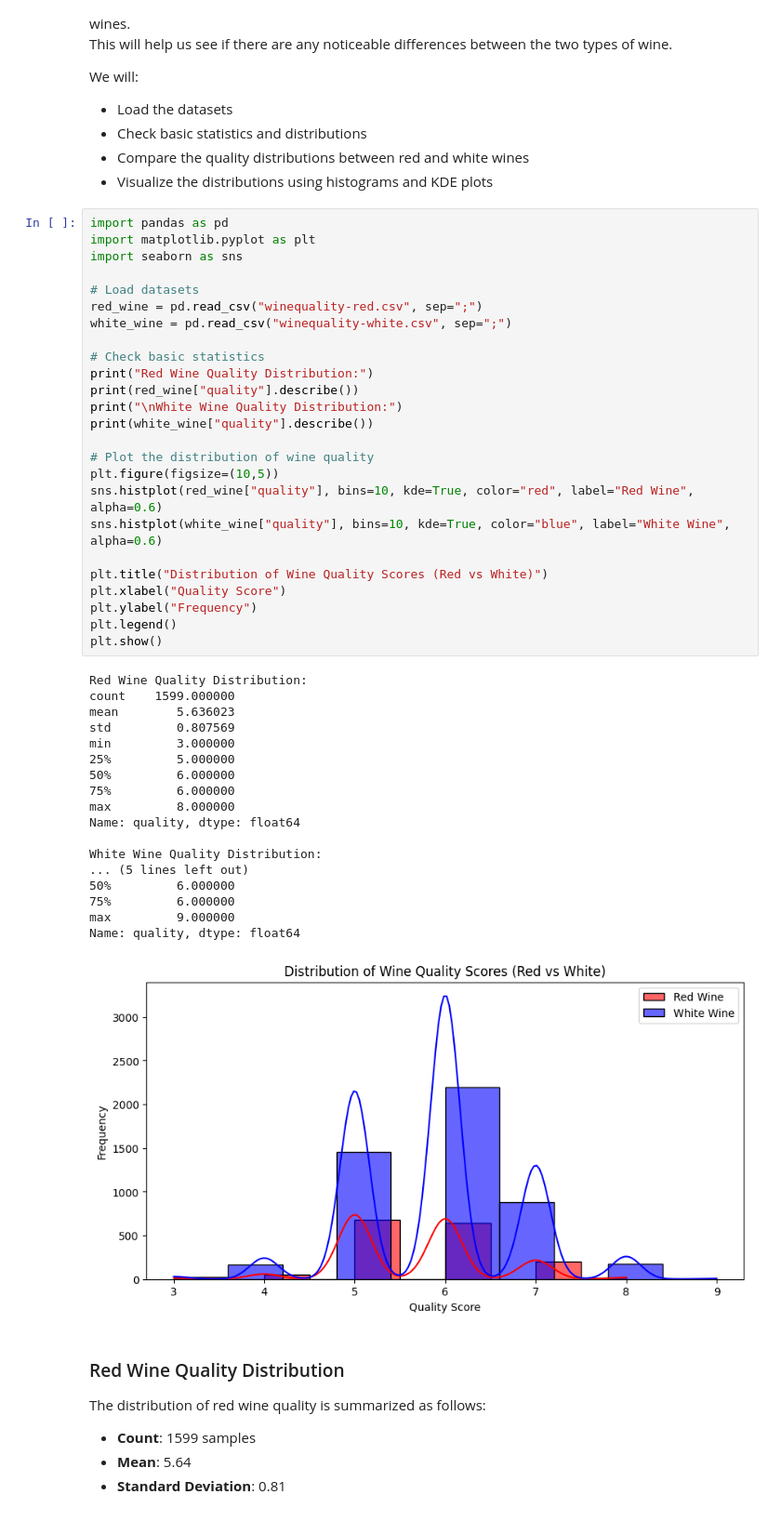
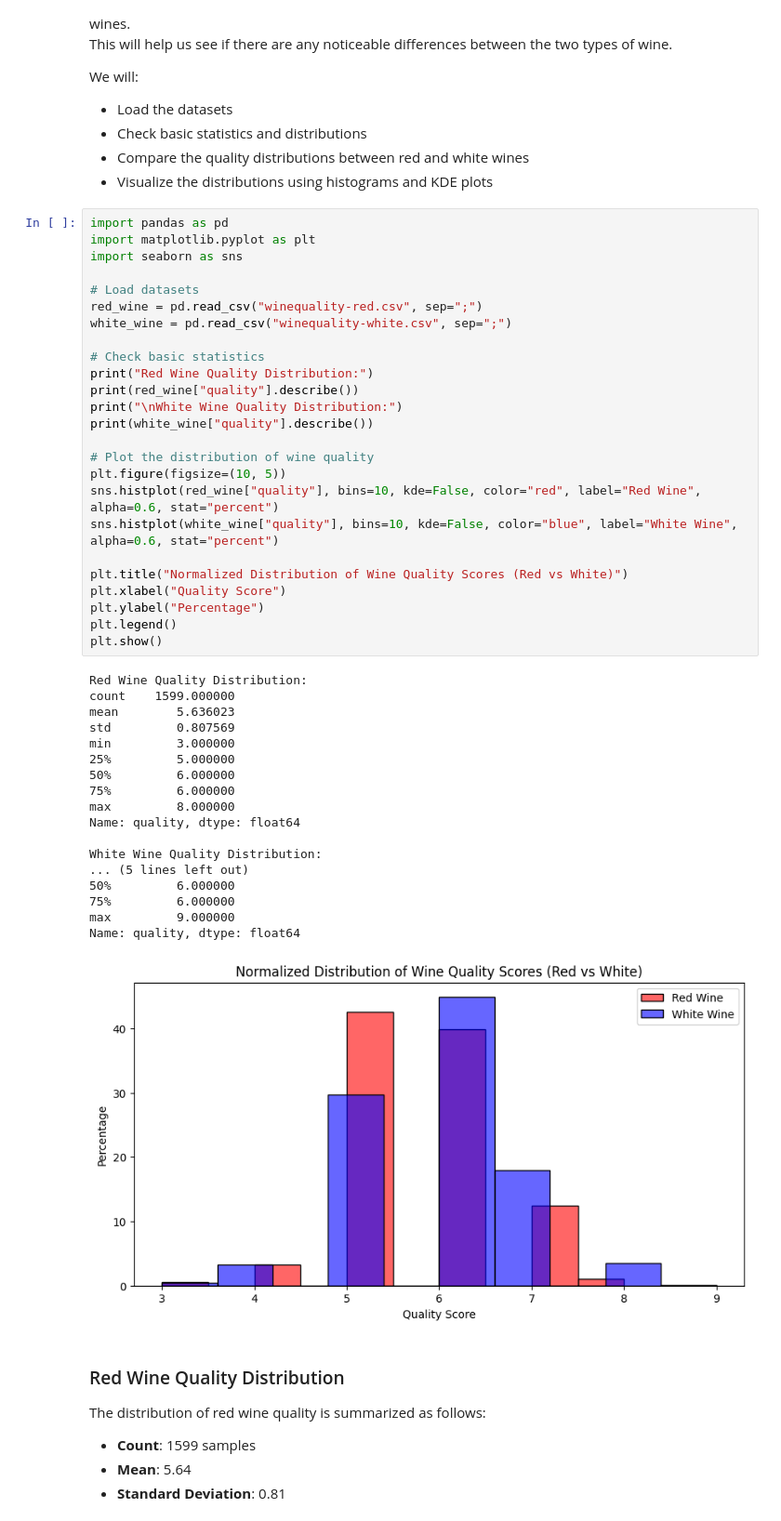
Before and after one commit to noahsaa100/Wine-Analysis, a Jupyter notebook: wine_analysis.ipynb, the cells around one changed output. Shown: that part at 93% size. Saved outputs shown, nothing was run; the diff lists cells and outputs as text.

Commit message:
plot wine quality distribution

```diff
--- a/wine_analysis.ipynb
+++ b/wine_analysis.ipynb
@@ -24,39 +24,39 @@ white_wine = pd.read_csv("winequality-white.csv", sep=";")
 
 # Check basic statistics
 print("Red Wine Quality Distribution:")
 print(red_wine["quality"].describe())
 print("\nWhite Wine Quality Distribution:")
 print(white_wine["quality"].describe())
 
 # Plot the distribution of wine quality
-plt.figure(figsize=(10,5))
-sns.histplot(red_wine["quality"], bins=10, kde=True, color="red", label="Red Wine", alpha=0.6)
-sns.histplot(white_wine["quality"], bins=10, kde=True, color="blue", label="White Wine", alpha=0.6)
+plt.figure(figsize=(10, 5))
+sns.histplot(red_wine["quality"], bins=10, kde=False, color="red", label="Red Wine", alpha=0.6, stat="percent")
+sns.histplot(white_wine["quality"], bins=10, kde=False, color="blue", label="White Wine", alpha=0.6, stat="percent")
 
-plt.title("Distribution of Wine Quality Scores (Red vs White)")
+plt.title("Normalized Distribution of Wine Quality Scores (Red vs White)")
 plt.xlabel("Quality Score")
-plt.ylabel("Frequency")
+plt.ylabel("Percentage")
 plt.legend()
 plt.show()
 # %% [output]
 Red Wine Quality Distribution:
 count    1599.000000
 mean        5.636023
 std         0.807569
 min         3.000000
 25%         5.000000
 50%         6.000000
 75%         6.000000
 max         8.000000
 Name: quality, dtype: float64
 
 White Wine Quality Distribution:
 ... (5 lines left out)
 50%         6.000000
 75%         6.000000
 max         9.000000
 Name: quality, dtype: float64
-[figure, old version]
+[figure, new version]
 # %% [markdown]
 ### Red Wine Quality Distribution
 The distribution of red wine quality is summarized as follows:
```
Also changed, not shown: parts of 3 cells of this notebook.
